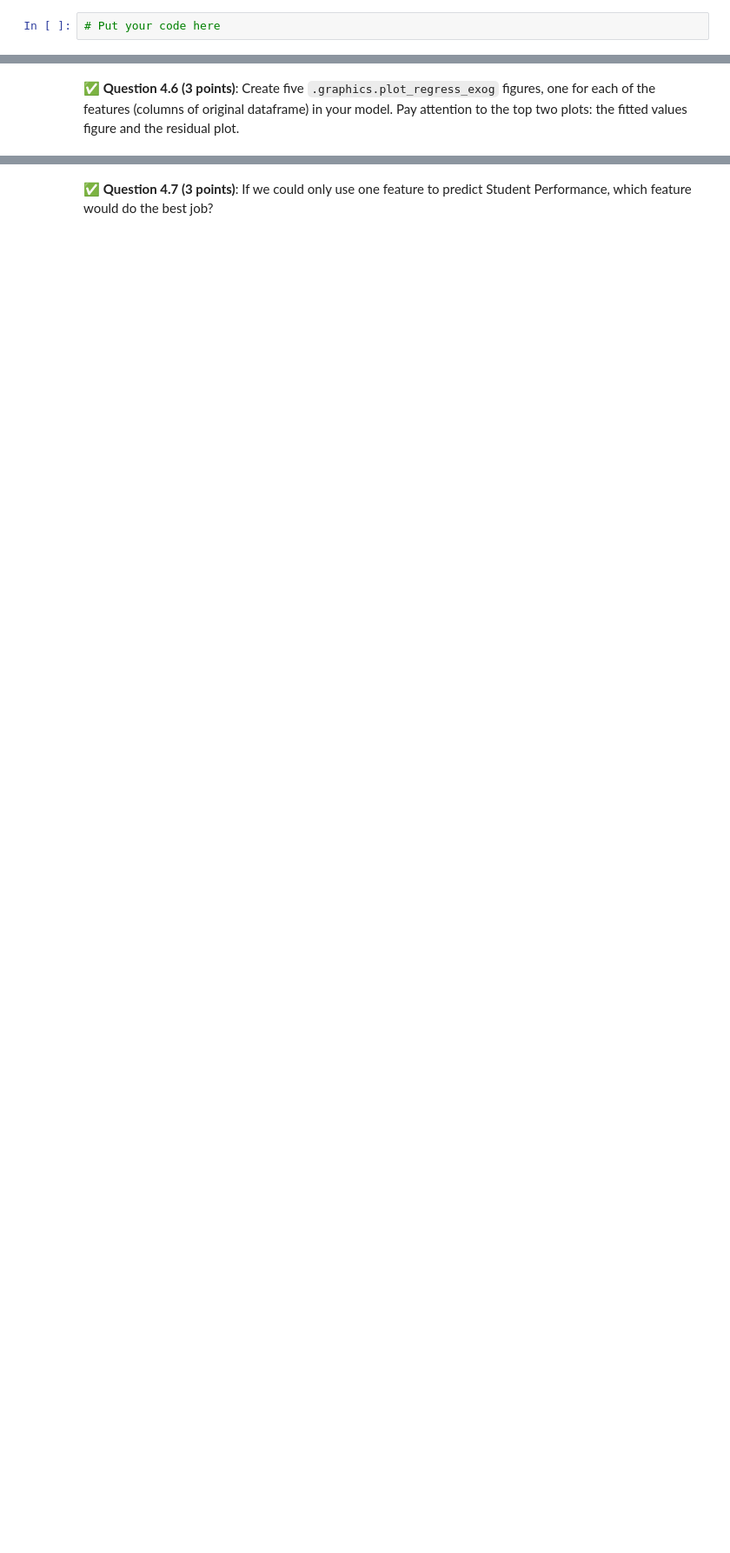
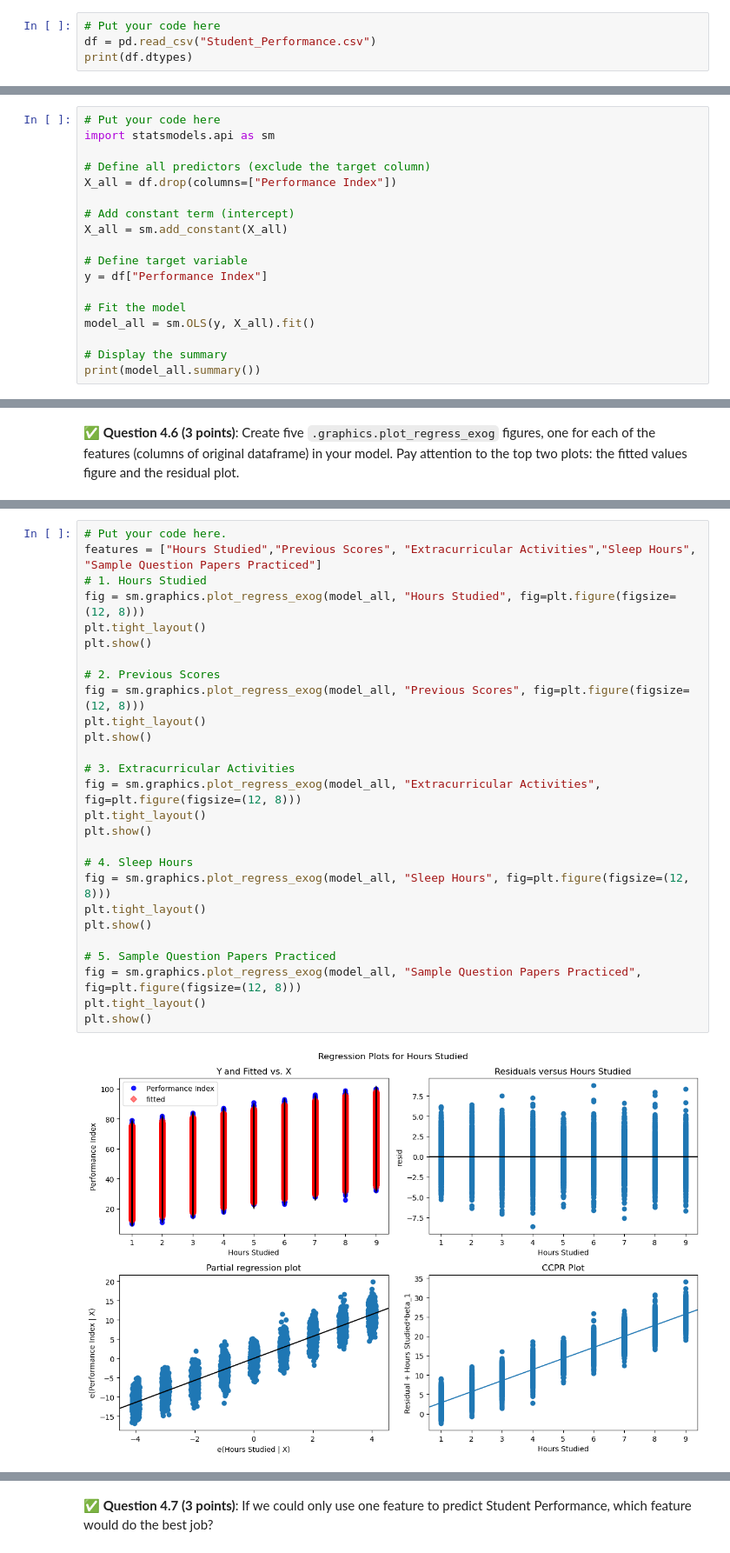
Before and after one commit to jamieh8821/CMSE202-f25-turnin, a Jupyter notebook: hw-03/HW-03_Regression-S25-STUDENT.ipynb, the cells around one changed output, grey strips where cells are left out. Shown at 87% size. Drawn from its saved outputs; the diff is of its cells as text; blank space fills up the shorter version.

```diff
--- a/hw-03/HW-03_Regression-S25-STUDENT.ipynb
+++ b/hw-03/HW-03_Regression-S25-STUDENT.ipynb
@@ -274,3 +259,5 @@ First, download and read in this synthetic dataset of Student Performance. `http
 &#9989;  **Question 4.1 (5 points)**: Display the data types of the data you have just read in. We want all of our data types to be integers or floats. Modify the `Extracurricular Activities` column so that a YES is now a 1 and a NO is now a 0.
 # %%
 # Put your code here
+df = pd.read_csv("Student_Performance.csv")
+print(df.dtypes)
@@ -292,0 +330,18 @@ First, download and read in this synthetic dataset of Student Performance. `http
+# %%
+# Put your code here
+import statsmodels.api as sm
+
+# Define all predictors (exclude the target column)
+X_all = df.drop(columns=["Performance Index"])
+
+# Add constant term (intercept)
+X_all = sm.add_constant(X_all)
+
+# Define target variable
+y = df["Performance Index"]
+
+# Fit the model
+model_all = sm.OLS(y, X_all).fit()
+
+# Display the summary
+print(model_all.summary())
@@ -300,0 +372,29 @@ First, download and read in this synthetic dataset of Student Performance. `http
+# %%
+# Put your code here.
+features = ["Hours Studied","Previous Scores", "Extracurricular Activities","Sleep Hours", "Sample Question Papers Practiced"]
+# 1. Hours Studied
+fig = sm.graphics.plot_regress_exog(model_all, "Hours Studied", fig=plt.figure(figsize=(12, 8)))
+plt.tight_layout()
+plt.show()
+
+# 2. Previous Scores
+fig = sm.graphics.plot_regress_exog(model_all, "Previous Scores", fig=plt.figure(figsize=(12, 8)))
+plt.tight_layout()
+plt.show()
+
+# 3. Extracurricular Activities
+fig = sm.graphics.plot_regress_exog(model_all, "Extracurricular Activities", fig=plt.figure(figsize=(12, 8)))
+plt.tight_layout()
+plt.show()
+
+# 4. Sleep Hours
+fig = sm.graphics.plot_regress_exog(model_all, "Sleep Hours", fig=plt.figure(figsize=(12, 8)))
+plt.tight_layout()
+plt.show()
+
+# 5. Sample Question Papers Practiced
+fig = sm.graphics.plot_regress_exog(model_all, "Sample Question Papers Practiced", fig=plt.figure(figsize=(12, 8)))
+plt.tight_layout()
+plt.show()
+# %% [output]
+[figure, added]
```
Also changed, not shown: parts of 18 cells of this notebook.
